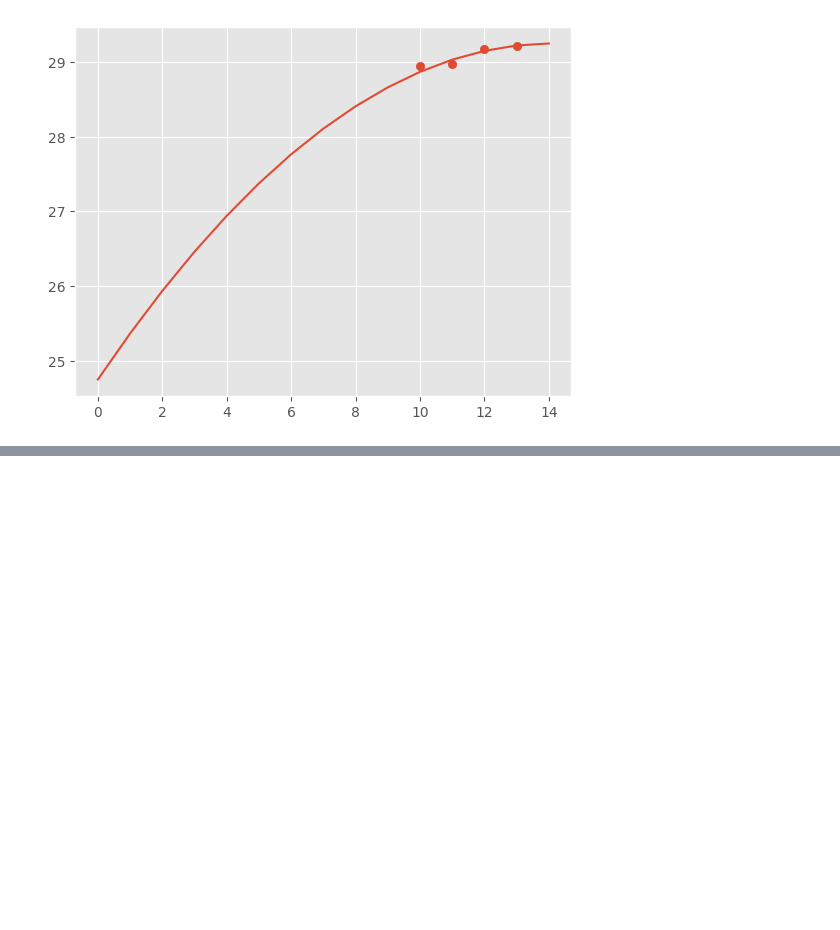
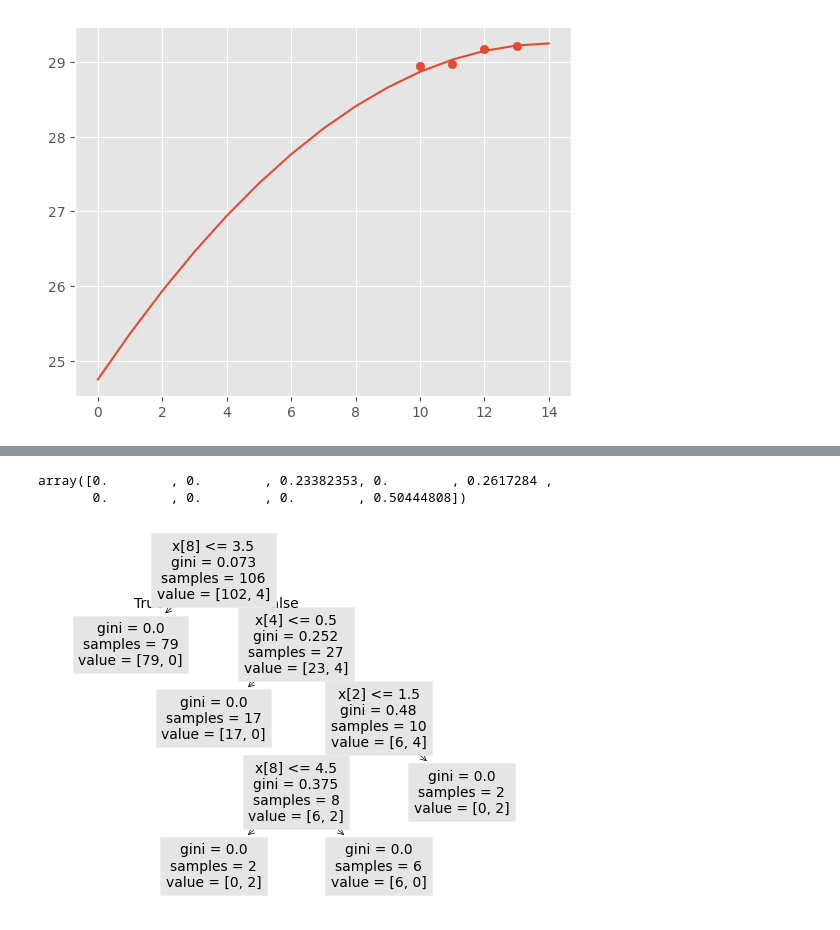
Before and after one commit to Aman-hebbale/pitstop, a Jupyter notebook: pit-stop-analysis.ipynb, the cells around one changed output, grey strips where cells are left out. Saved outputs shown, nothing was run; the diff lists cells and outputs as text; code cells hidden in the pictures; blank space fills up the shorter version.

```diff
--- a/pit-stop-analysis.ipynb
+++ b/pit-stop-analysis.ipynb
@@ -500,0 +551,12 @@ grand_prix_list = [
+# %%
+x=mcLearnData[["Compound","Position","CumuSec1FB","CumuSec2FB","CumuSec3FB","CumuSec1FI","CumuSec2FI","CumuSec3FI","CumulativeBadLaps"]].copy()
+y=mcLearnData["PitLap"].copy()
+clf = tree.DecisionTreeClassifier()
+clf = clf.fit(x, y)
+# %%
+tree.plot_tree(clf)
+clf.feature_importances_
+# %% [output]
+array([0.        , 0.        , 0.23382353, 0.        , 0.2617284 ,
+       0.        , 0.        , 0.        , 0.50444808])
+[figure, added]
```
Also changed, not shown: parts of 9 cells of this notebook.
